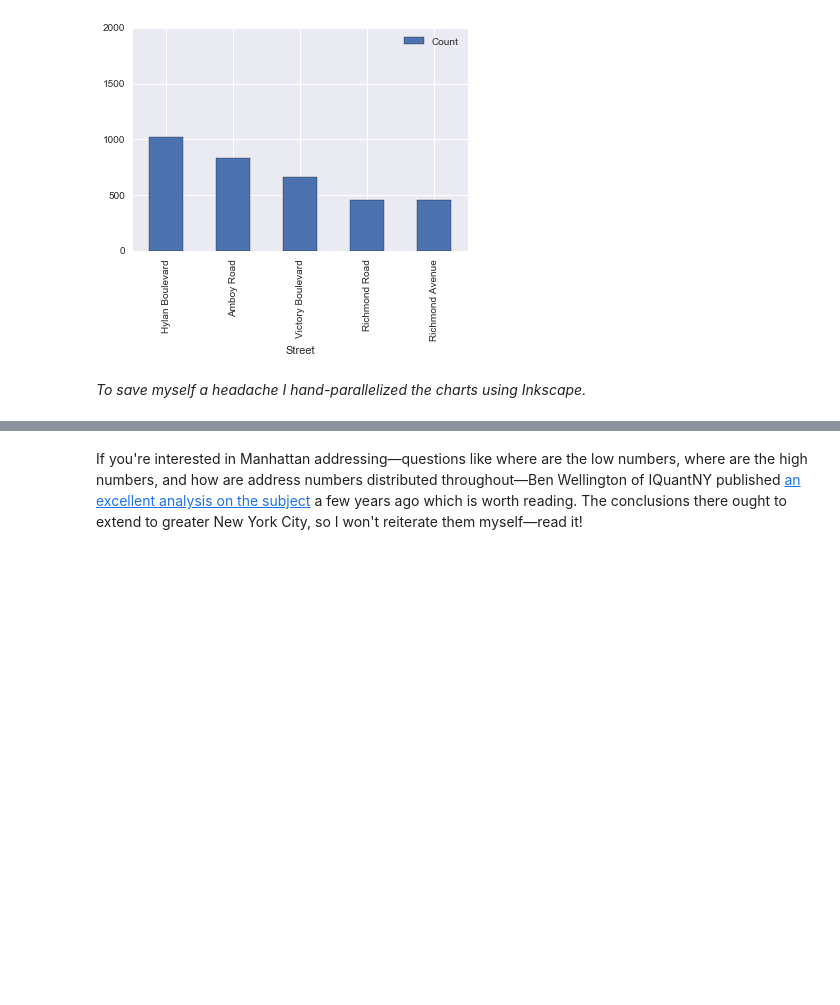
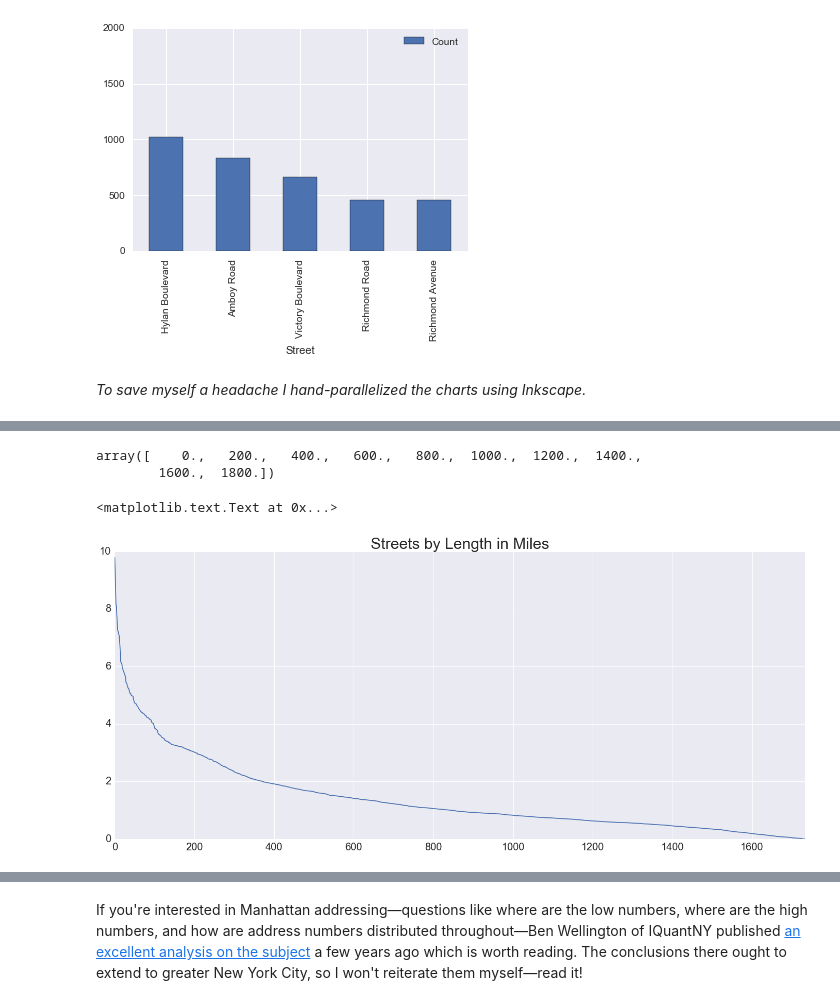
Before and after one commit to ResidentMario/nyc-buildings, a Jupyter notebook: address-data-visualization.ipynb, the cells around one changed output, grey strips where cells are left out. Saved outputs shown, nothing was run; the diff lists cells and outputs as text; code cells hidden in the pictures; blank space fills up the shorter version.

```diff
--- a/address-data-visualization.ipynb
+++ b/address-data-visualization.ipynb
@@ -435,6 +437,8 @@ import matplotlib.pyplot as plt
 import scipy
 import visvalingamwyatt as vw
 import math
+from geopy.distance import vincenty
+import geojson
 
 projstr = '+proj=lcc +lat_1=40.66666666666666 +lat_2=41.03333333333333 +lat_0=40.16666666666666 +lon_0=-74 +x_0=300000 +y_0=0 +ellps=GRS80 +datum=NAD83 +to_meter=0.3048006096012192 +no_defs'
 pnyc = Proj(projstr,
@@ -506,3 +510,12 @@ Given a list of coordinates, plots them using mplleaflet.
 def plot_coordinates(coords):
     plt.plot([c[0] for c in coords], [c[1] for c in coords], color='black')
     mplleaflet.show()
+
+"""
+Given a sorted list of coordinates, calculates the total distance encoded in it.
+"""
+def distance(coords):
+    d = 0
+    for i in range(0, len(coords) - 1):
+        d += vincenty(coords[i][::-1], coords[i + 1][::-1]).miles
+    return d
@@ -537,0 +543,8 @@ plot_coordinates(generate(filtered_pluto, pnyc, 'JAMAICA AVENUE', n=10))
+# %%
+street_dist_tuples = []
+for street in tqdm(list(set([name.upper() for name in address_counts['Street'].values]))):
+    try:
+        d = distance(generate(filtered_pluto, pnyc, street, n=10))
+    except IndexError:
+        continue
+    street_dist_tuples.append((street, d))
@@ -537,0 +557,4 @@ plot_coordinates(generate(filtered_pluto, pnyc, 'JAMAICA AVENUE', n=10))
+# %%
+# Results of manual inspection: 5 STREET and 6 STREET are obvious errors, but the rest of the results are all good!
+streets_by_length = pd.Series([a[1] for a in street_dist_tuples], index = [a[0] for a in street_dist_tuples]).sort_values(ascending=False)
+streets_by_length
@@ -537,0 +579,14 @@ plot_coordinates(generate(filtered_pluto, pnyc, 'JAMAICA AVENUE', n=10))
+# %%
+c_sbl = streets_by_length[2:]
+# %%
+ax.get_xticks()
+# %% [output]
+array([    0.,   200.,   400.,   600.,   800.,  1000.,  1200.,  1400.,
+        1600.,  1800.])
+# %%
+ax = c_sbl.plot(figsize=(24, 10), fontsize=20)
+ax.set_xticklabels([int(a) for a in ax.get_xticks()], fontsize=20) #, ha='right', rotation=45)
+ax.set_title("Streets by Length in Miles", fontsize=30)
+# %% [output]
+<matplotlib.text.Text at 0x...>
+[figure, added]
```
Also changed, not shown: parts of 16 cells of this notebook, 2 other files.
